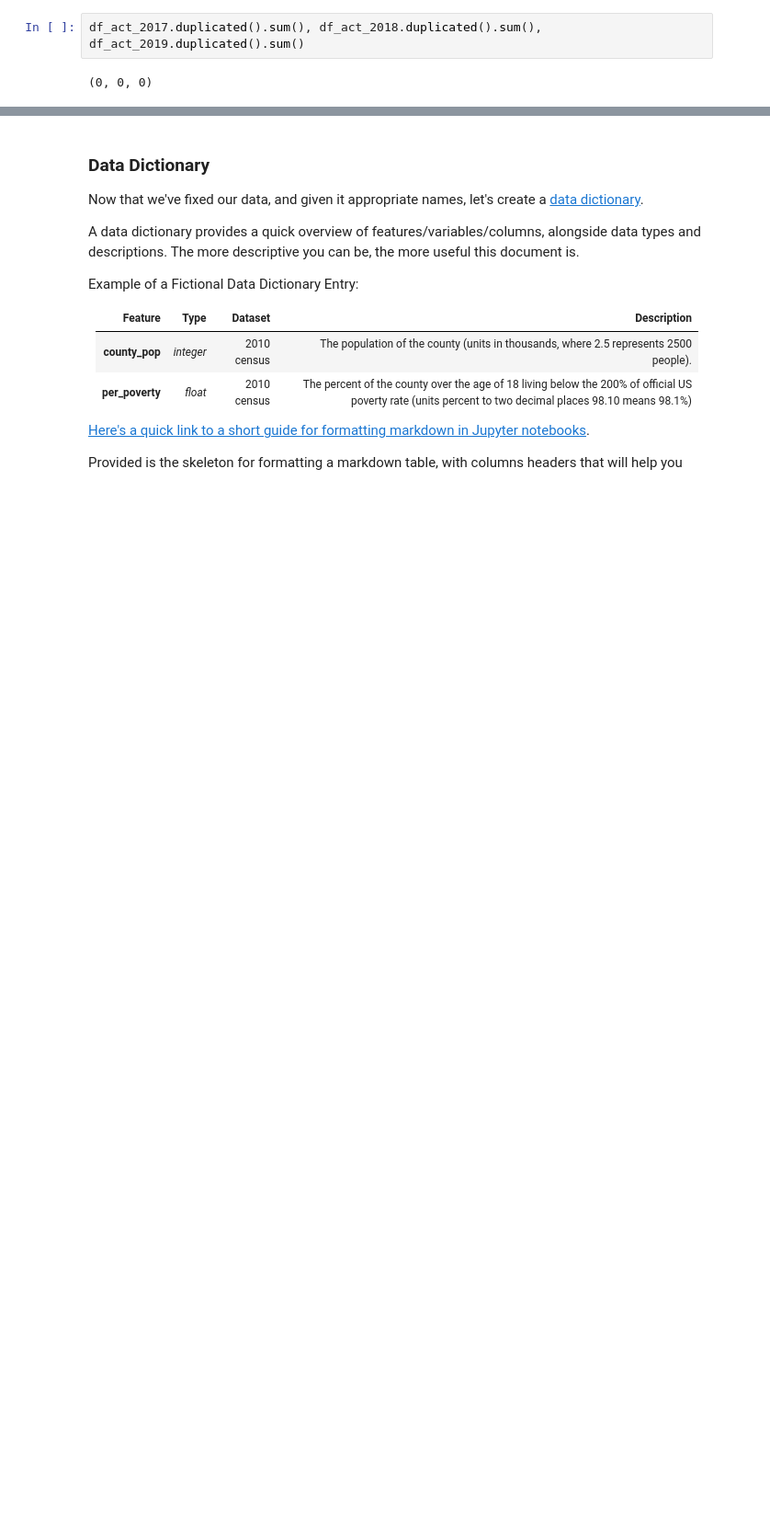
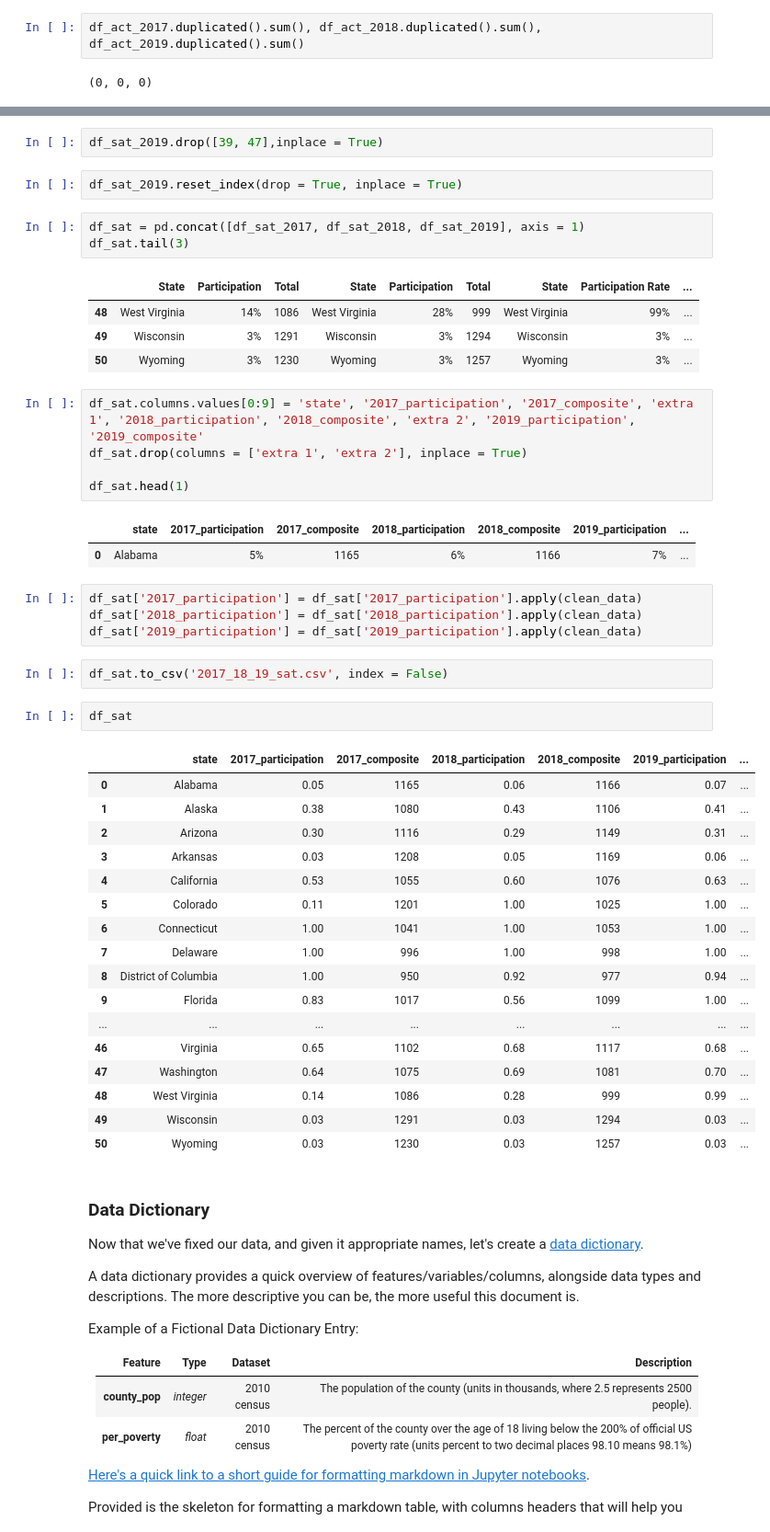
Before and after one commit to argishtiovsepyan/Standardized_Test_Analysis, a Jupyter notebook: code/starter-code.ipynb, the cells around one changed output, grey strips where cells are left out. Shown: that part at 92% size. Drawn from its saved outputs; the diff is of its cells as text; blank space fills up the shorter version.

```diff
--- a/code/starter-code.ipynb
+++ b/code/starter-code.ipynb
@@ -357,3 +424,49 @@ df_act_2019
+# %%
+df_sat_2019.drop([39, 47],inplace = True)
+# %%
+df_sat_2019.reset_index(drop = True, inplace = True)
+# %%
+df_sat = pd.concat([df_sat_2017, df_sat_2018, df_sat_2019], axis = 1)
+df_sat.tail(3)
+# %% [output]
+|  | State | Participation | Total | State | Participation | Total | State | Participation Rate | ... |
+| 48 | West Virginia | 14% | 1086 | West Virginia | 28% | 999 | West Virginia | 99% | ... |
+| 49 | Wisconsin | 3% | 1291 | Wisconsin | 3% | 1294 | Wisconsin | 3% | ... |
+| 50 | Wyoming | 3% | 1230 | Wyoming | 3% | 1257 | Wyoming | 3% | ... |
+# %%
+df_sat.columns.values[0:9] = 'state', '2017_participation', '2017_composite', 'extra 1', '2018_participation', '2018_composite', 'extra 2', '2019_participation', '2019_composite'
+df_sat.drop(columns = ['extra 1', 'extra 2'], inplace = True)
+
+df_sat.head(1)
+# %% [output]
+|  | state | 2017_participation | 2017_composite | 2018_participation | 2018_composite | 2019_participation | ... |
+| 0 | Alabama | 5% | 1165 | 6% | 1166 | 7% | ... |
+# %%
+df_sat['2017_participation'] = df_sat['2017_participation'].apply(clean_data)
+df_sat['2018_participation'] = df_sat['2018_participation'].apply(clean_data)
+df_sat['2019_participation'] = df_sat['2019_participation'].apply(clean_data)
+# %%
+df_sat.to_csv('2017_18_19_sat.csv', index = False)
+# %%
+df_sat
+# %% [output]
+|  | state | 2017_participation | 2017_composite | 2018_participation | 2018_composite | 2019_participation | ... |
+| 0 | Alabama | 0.05 | 1165 | 0.06 | 1166 | 0.07 | ... |
+| 1 | Alaska | 0.38 | 1080 | 0.43 | 1106 | 0.41 | ... |
+| 2 | Arizona | 0.30 | 1116 | 0.29 | 1149 | 0.31 | ... |
+| 3 | Arkansas | 0.03 | 1208 | 0.05 | 1169 | 0.06 | ... |
+| 4 | California | 0.53 | 1055 | 0.60 | 1076 | 0.63 | ... |
+| 5 | Colorado | 0.11 | 1201 | 1.00 | 1025 | 1.00 | ... |
+| 6 | Connecticut | 1.00 | 1041 | 1.00 | 1053 | 1.00 | ... |
+| 7 | Delaware | 1.00 | 996 | 1.00 | 998 | 1.00 | ... |
+| 8 | District of Columbia | 1.00 | 950 | 0.92 | 977 | 0.94 | ... |
+| 9 | Florida | 0.83 | 1017 | 0.56 | 1099 | 1.00 | ... |
+| ... | ... | ... | ... | ... | ... | ... | ... |
+| 46 | Virginia | 0.65 | 1102 | 0.68 | 1117 | 0.68 | ... |
+| 47 | Washington | 0.64 | 1075 | 0.69 | 1081 | 0.70 | ... |
+| 48 | West Virginia | 0.14 | 1086 | 0.28 | 999 | 0.99 | ... |
+| 49 | Wisconsin | 0.03 | 1291 | 0.03 | 1294 | 0.03 | ... |
+| 50 | Wyoming | 0.03 | 1230 | 0.03 | 1257 | 0.03 | ... |
 # %% [markdown]
 ### Data Dictionary
 
```
Also changed, not shown: parts of 28 cells of this notebook, 2 other files.
